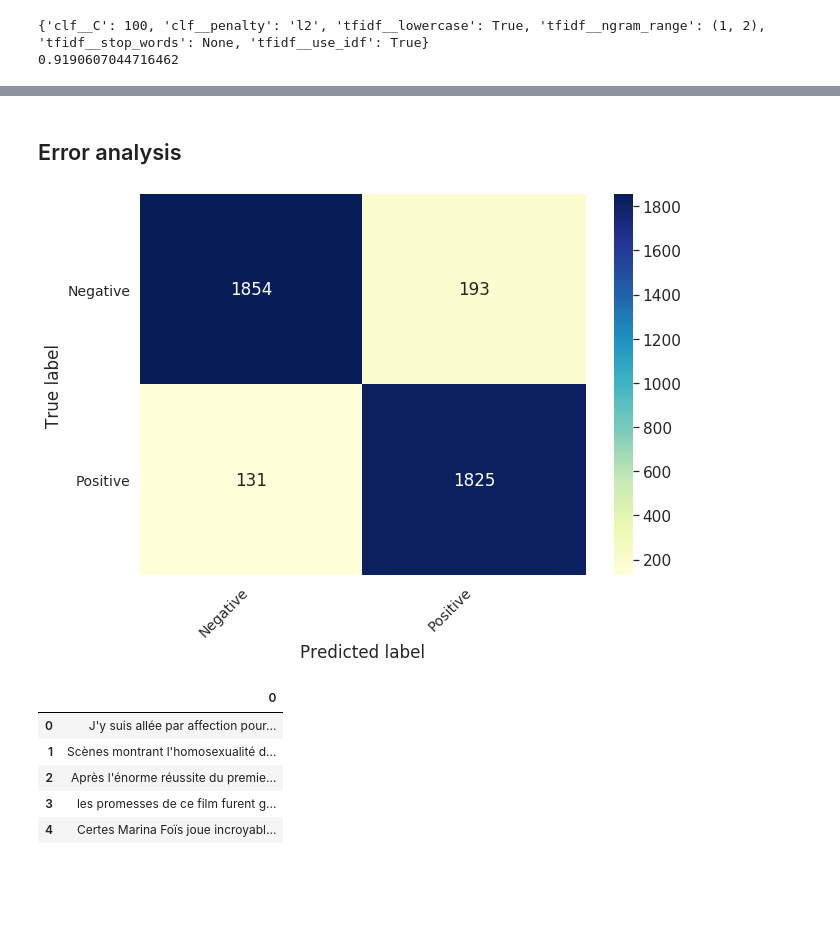
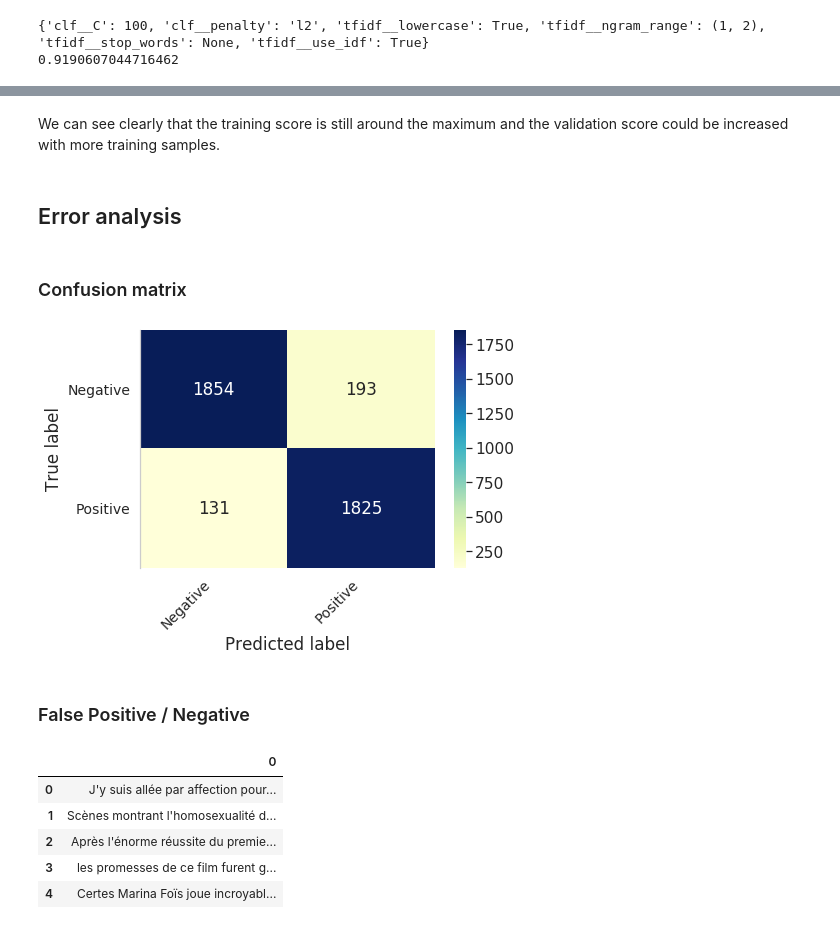
Before and after one commit to TheophileBlard/french-sentiment-analysis-with-bert, a Jupyter notebook: tf-idf.ipynb, the cells around one changed output, grey strips where cells are left out. Cells and saved outputs as stored; diff of their text form; code cells hidden in the pictures; blank space fills up the shorter version.

```diff
--- a/tf-idf.ipynb
+++ b/tf-idf.ipynb
@@ -4,6 +4,9 @@ import pandas as pd
 
 # better display of review text in dataframes
 pd.set_option('display.max_colwidth', -1)
+
+# Seaborn options
+sns.set(style="whitegrid", font_scale=1.4)
 # %% [markdown]
 # Load data
 # %% [markdown]
@@ -208,3 +306,5 @@ weighted avg       0.92      0.92      0.92      4003
+# %% [markdown]
+We can see clearly that the training score is still around the maximum and the validation score could be increased with more training samples.
 # %% [markdown]
 ## Error analysis
 # %%
@@ -212,47 +312,41 @@ import pandas as pd
 import matplotlib.pyplot as plt
 import seaborn as sns
 
-def print_confusion_matrix(confusion_matrix, class_names, figsize = (10,7), fontsize=14):
-    """Prints a confusion matrix, as returned by sklearn.metrics.confusion_matrix, as a heatmap.
-
-    Arguments
-    ---------
-    confusion_matrix: numpy.ndarray
-        The numpy.ndarray object returned from a call to sklearn.metrics.confusion_matrix.
-        Similarly constructed ndarrays can also be used.
-    class_names: list
-        An ordered list of class names, in the order they index the given confusion matrix.
-    figsize: tuple
-        A 2-long tuple, the first value determining the horizontal size of the ouputted figure,
-        the second determining the vertical size. Defaults to (10,7).
-    fontsize: int
-        Font size for axes labels. Defaults to 14.
-
-    Returns
-    -------
-    matplotlib.figure.Figure
-        The resulting confusion matrix figure
-    """
+def print_confusion_matrix(confusion_matrix, class_names, figsize=(10,7), fontsize=14):
     df_cm = pd.DataFrame(
         confusion_matrix, index=class_names, columns=class_names,
     )
     fig = plt.figure(figsize=figsize)
-    try:
-        heatmap = sns.heatmap(df_cm, annot=True, fmt="d", cmap="YlGnBu")
-    except ValueError:
-        raise ValueError("Confusion matrix values must be integers.")
+
+    heatmap = sns.heatmap(df_cm, annot=True, fmt="d", cmap="YlGnBu")
     heatmap.yaxis.set_ticklabels(heatmap.yaxis.get_ticklabels(), rotation=0, ha='right', fontsize=fontsize)
     heatmap.xaxis.set_ticklabels(heatmap.xaxis.get_ticklabels(), rotation=45, ha='right', fontsize=fontsize)
+
     plt.ylabel('True label')
     plt.xlabel('Predicted label')
     return fig
+# %% [markdown]
+### Confusion matrix
 # %%
 from sklearn.metrics import confusion_matrix
 conf_mx = confusion_matrix(y_val, y_pred)
 
-fig = print_confusion_matrix(conf_mx, ['Negative', 'Positive'])
+fig = print_confusion_matrix(
+    conf_mx,
+    class_names.values(),
+    figsize=(7,5)
+)
+
+# Finalize the plot
+sns.despine(bottom=True)
+plt.tight_layout(h_pad=2)
+
+# Saving plot
+fig.savefig('img/tf-idf/val_confusion_mx.png', dpi=200)
 # %% [output]
-[figure, old version]
+[figure, new version]
+# %% [markdown]
+### False Positive / Negative
 # %%
 false_pos = X_val[(y_val == -1) & (y_pred == 1)]
 false_neg = X_val[(y_val == 1) & (y_pred == -1)]
```
Also changed, not shown: parts of 19 cells of this notebook, 5 other files.
